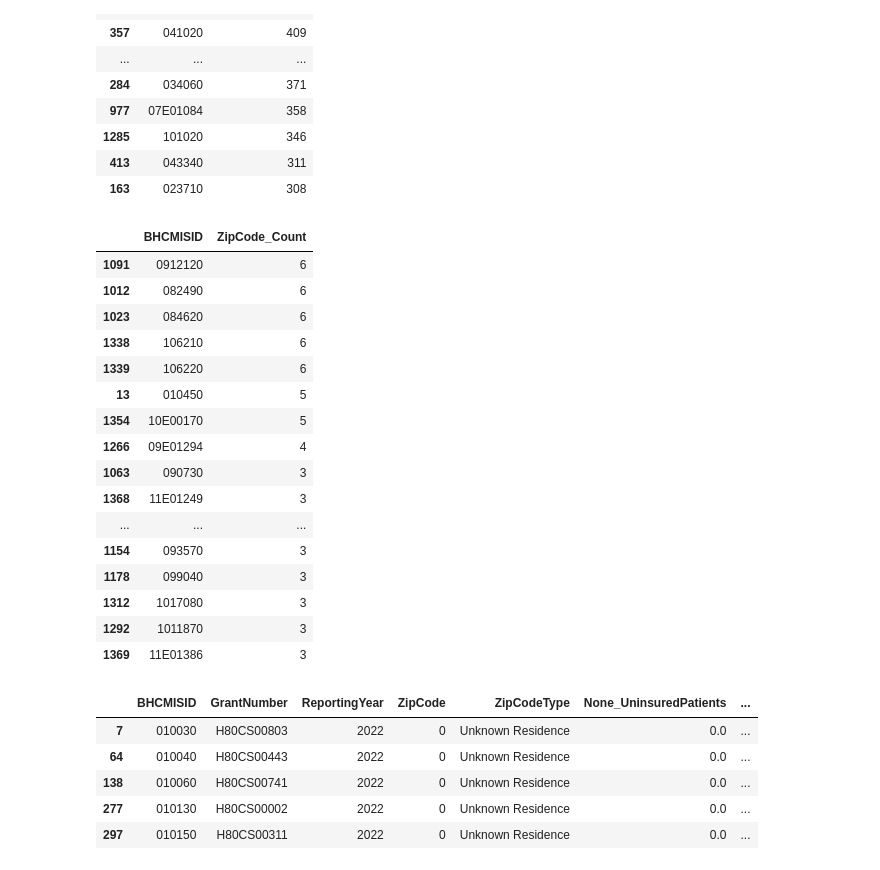
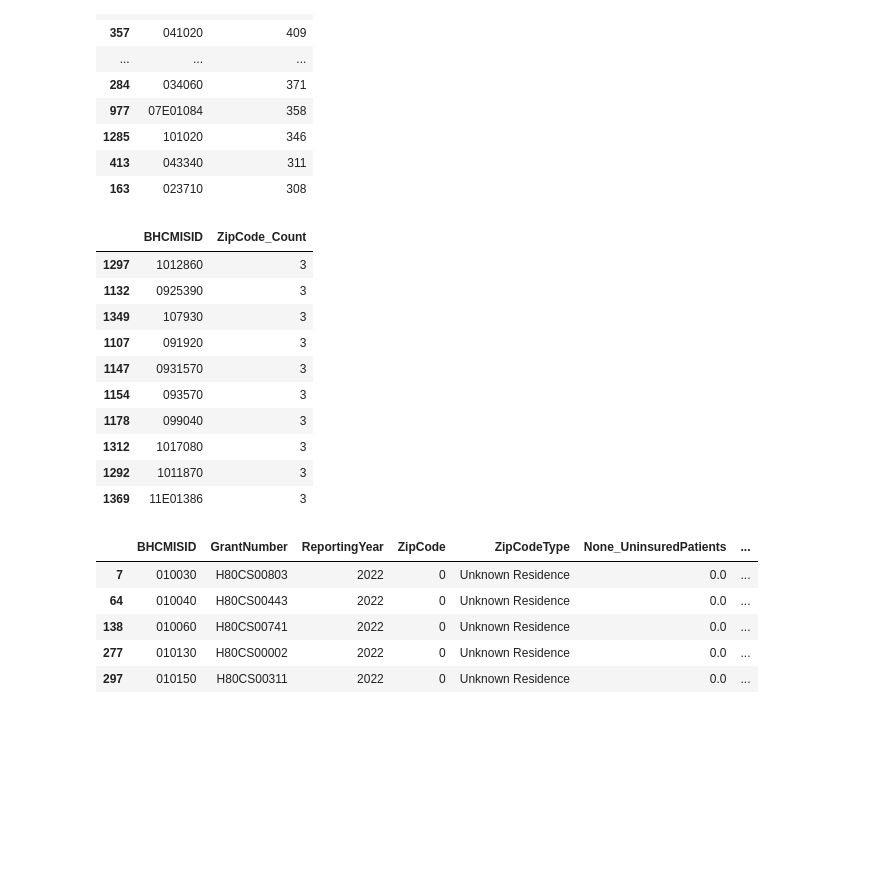
Before and after one commit to dezertdweller/capstone-project-fqhc-model, a Jupyter notebook: data-wrangling.ipynb, the cells around one changed output. Saved outputs shown, nothing was run; the diff lists cells and outputs as text; code cells hidden in the pictures; blank space fills up the shorter version.

```diff
--- a/data-wrangling.ipynb
+++ b/data-wrangling.ipynb
@@ -67,20 +71,14 @@ health_center_zipcode_count.head(20)
 | 413 | 043340 | 311 |
 | 163 | 023710 | 308 |
 # %%
-health_center_zipcode_count.tail(20)
+health_center_zipcode_count.tail(10)
 # %% [output]
 |  | BHCMISID | ZipCode_Count |
-| 1091 | 0912120 | 6 |
-| 1012 | 082490 | 6 |
-| 1023 | 084620 | 6 |
-| 1338 | 106210 | 6 |
-| 1339 | 106220 | 6 |
-| 13 | 010450 | 5 |
-| 1354 | 10E00170 | 5 |
-| 1266 | 09E01294 | 4 |
-| 1063 | 090730 | 3 |
-| 1368 | 11E01249 | 3 |
-| ... | ... | ... |
+| 1297 | 1012860 | 3 |
+| 1132 | 0925390 | 3 |
+| 1349 | 107930 | 3 |
+| 1107 | 091920 | 3 |
+| 1147 | 0931570 | 3 |
 | 1154 | 093570 | 3 |
 | 1178 | 099040 | 3 |
 | 1312 | 1017080 | 3 |
```
Also changed, not shown: parts of 9 cells of this notebook.
